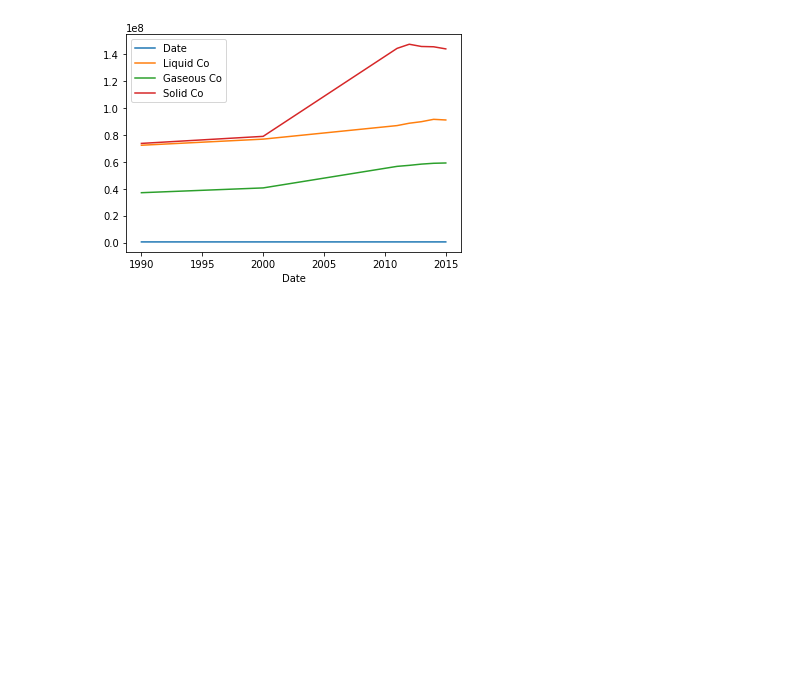
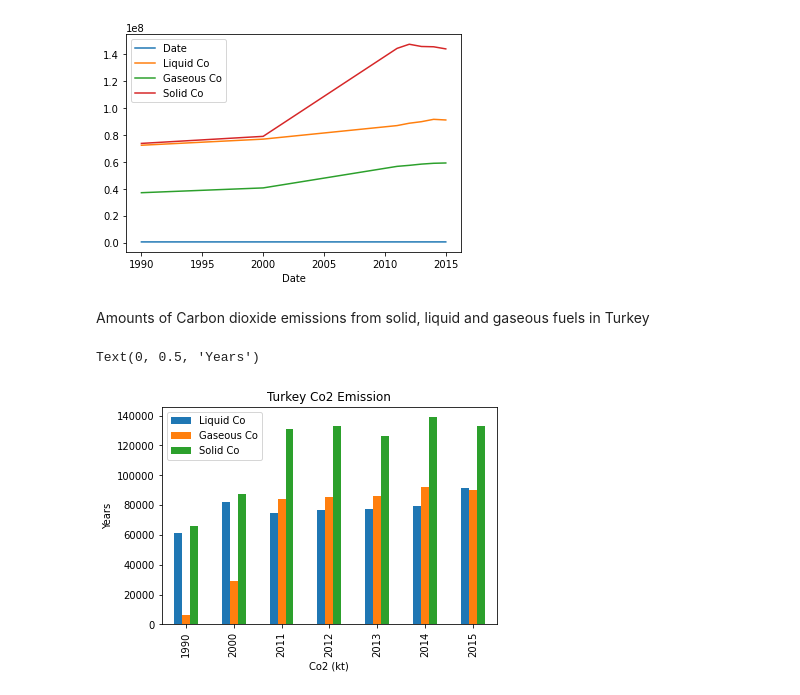
Before and after one commit to busranur-sr/ClimateChange, a Jupyter notebook: Co2Emission.ipynb, the cells around one changed output. Cells and saved outputs as stored; diff of their text form; code cells hidden in the pictures; blank space fills up the shorter version.

```diff
--- a/Co2Emission.ipynb
+++ b/Co2Emission.ipynb
@@ -28,3 +37,15 @@ df_Co[df_Co['Date']<2016].groupby(df_Co['Date']).sum().plot() # Toplam yayılım
 # %% [output]
 <matplotlib.axes._subplots.AxesSubplot at 0x...>
 [figure]
+# %% [markdown]
+Amounts of Carbon dioxide emissions from solid, liquid and gaseous fuels in Turkey
+# %%
+df_Turkey = df_Co.loc[(df_Co['Country Name'] =='Turkey') & (df_Co['Date'] < 2016 )]
+df_Turkey=df_Turkey.set_index('Date')
+df_Turkey.plot(kind="bar")
+plt.title("Turkey Co2 Emission")
+plt.xlabel("Co2 (kt)")
+plt.ylabel("Years")
+# %% [output]
+Text(0, 0.5, 'Years')
+[figure, added]
```
Also changed, not shown: parts of 1 cell of this notebook.
